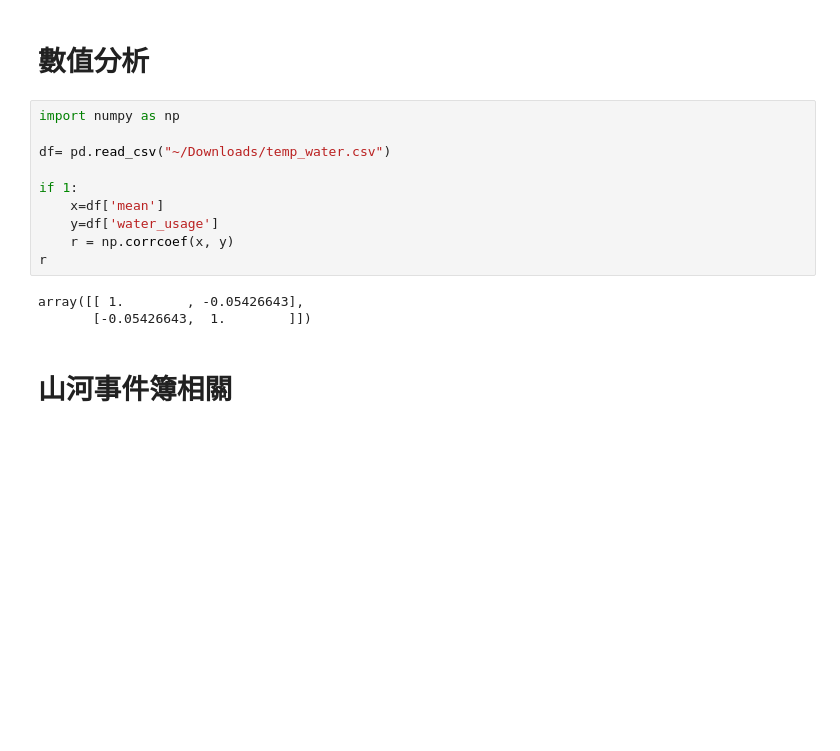
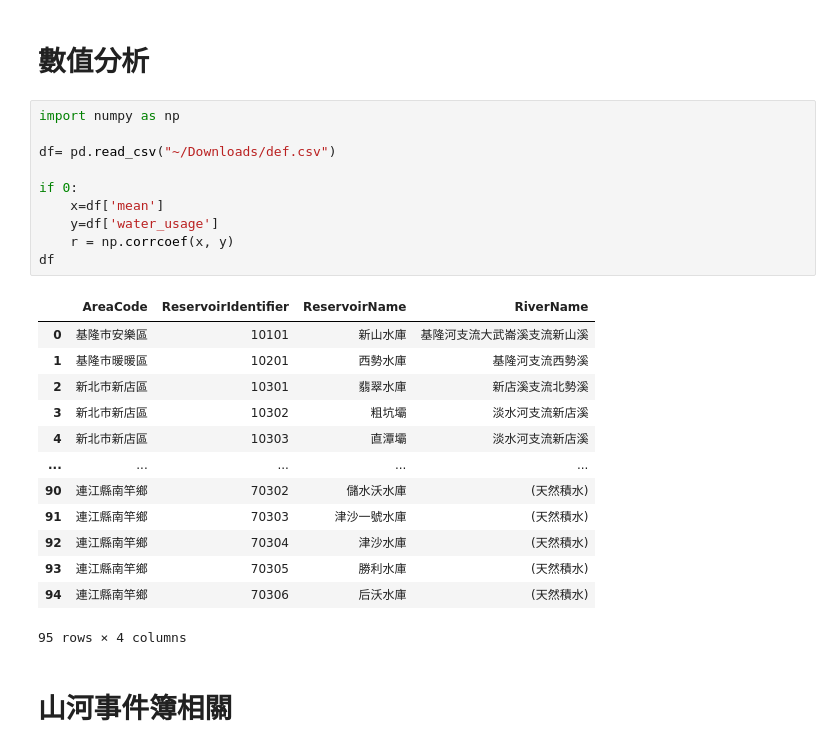
Before and after one commit to LinkItONEDevGroup/waterswak, a Jupyter notebook: engineer_mode.ipynb, the cells around one changed output. Saved outputs shown, nothing was run; the diff lists cells and outputs as text; blank space fills up the shorter version.

```diff
--- a/engineer_mode.ipynb
+++ b/engineer_mode.ipynb
@@ -835,16 +837,27 @@ select distinct on ("SampleDate") * from t1 where year=2021 and month=5 order by
 # %%
 import numpy as np
 
-df= pd.read_csv("~/Downloads/temp_water.csv")
+df= pd.read_csv("~/Downloads/def.csv")
 
-if 1:
+if 0:
     x=df['mean']
     y=df['water_usage']
     r = np.corrcoef(x, y)
-r
+df
 # %% [output]
+|  | AreaCode | ReservoirIdentifier | ReservoirName | RiverName |
+| 0 | 基隆巿安樂區 | 10101 | 新山水庫 | 基隆河支流大武崙溪支流新山溪 |
+| 1 | 基隆巿暖暖區 | 10201 | 西勢水庫 | 基隆河支流西勢溪 |
+| 2 | 新北市新店區 | 10301 | 翡翠水庫 | 新店溪支流北勢溪 |
+| 3 | 新北市新店區 | 10302 | 粗坑壩 | 淡水河支流新店溪 |
+| 4 | 新北市新店區 | 10303 | 直潭壩 | 淡水河支流新店溪 |
+| ... | ... | ... | ... | ... |
+| 90 | 連江縣南竿鄉 | 70302 | 儲水沃水庫 | (天然積水) |
+| 91 | 連江縣南竿鄉 | 70303 | 津沙一號水庫 | (天然積水) |
+| 92 | 連江縣南竿鄉 | 70304 | 津沙水庫 | (天然積水) |
+| 93 | 連江縣南竿鄉 | 70305 | 勝利水庫 | (天然積水) |
+| 94 | 連江縣南竿鄉 | 70306 | 后沃水庫 | (天然積水) |
-array([[ 1.        , -0.05426643],
-       [-0.05426643,  1.        ]])
+95 rows × 4 columns
 # %% [markdown]
 # 山河事件簿相關
 # %%
```
Also changed, not shown: parts of 16 cells of this notebook, 13 other files.
